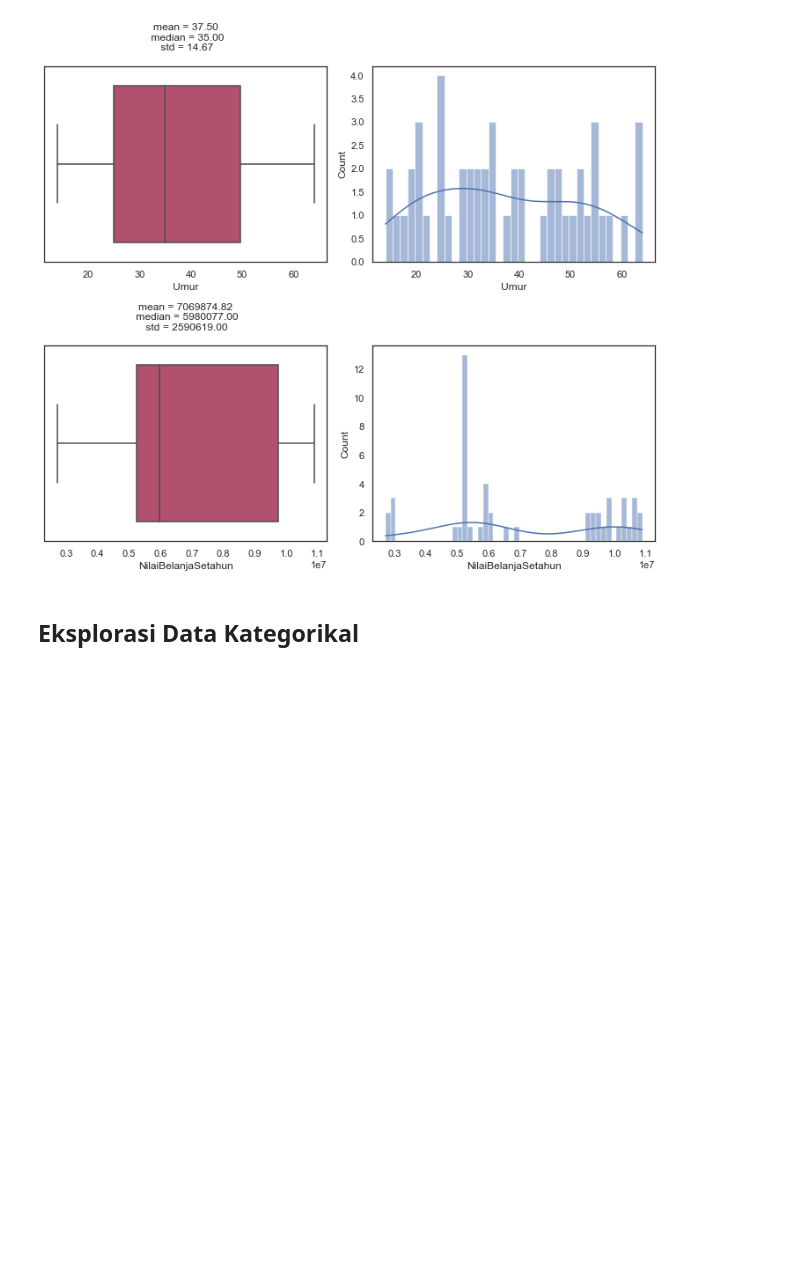
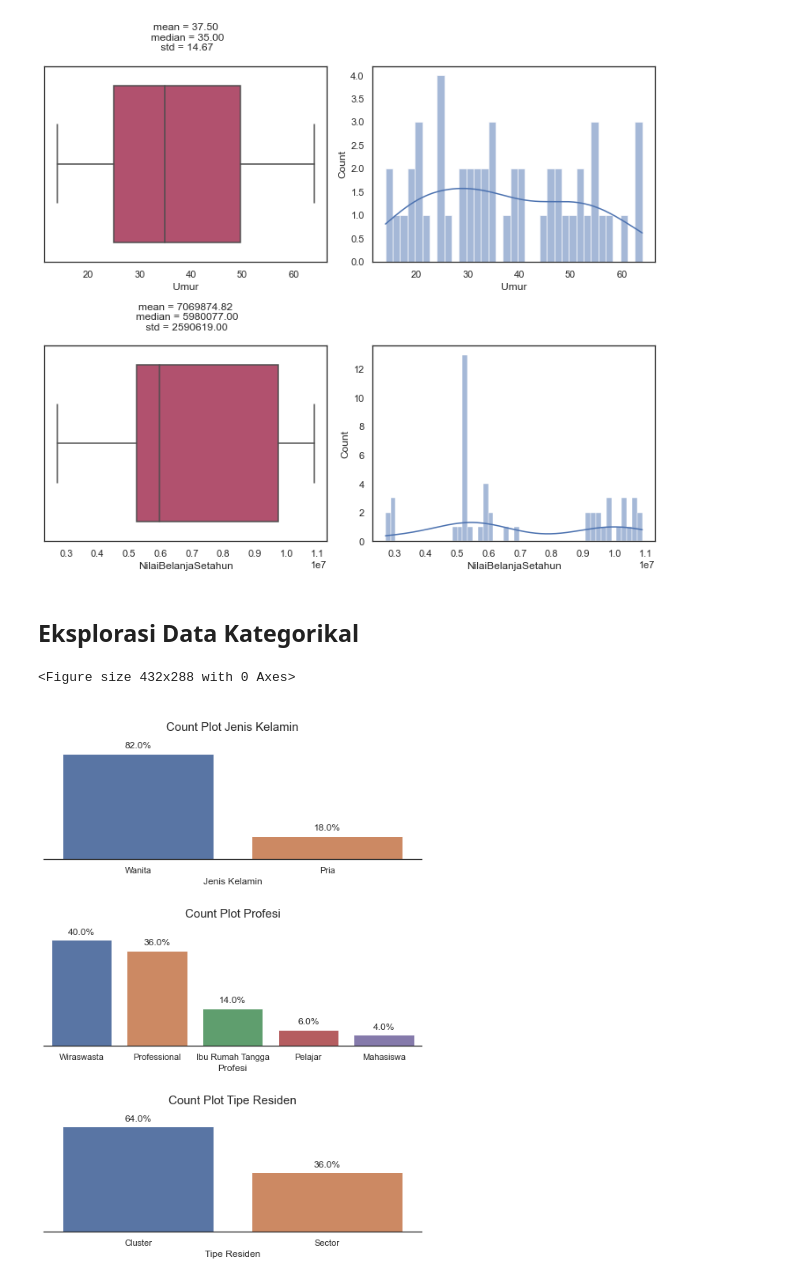
Before and after one commit to UsepSyaikalArifin/Application-File-PT-Bukit-Makmur-Mandiri-Utama-BUMA-, a Jupyter notebook: Kelas Penerapan di Industri/Data Science in Marketing - Customer Segmentation with Python/Jupyter Notebook/main.ipynb, the cells around one changed output. Saved outputs shown, nothing was run; the diff lists cells and outputs as text; code cells hidden in the pictures; blank space fills up the shorter version.

```diff
--- a/Kelas Penerapan di Industri/Data Science in Marketing - Customer Segmentation with Python/Jupyter Notebook/main.ipynb
+++ b/Kelas Penerapan di Industri/Data Science in Marketing - Customer Segmentation with Python/Jupyter Notebook/main.ipynb
@@ -86,3 +86,34 @@ observasi_num(kolom_numerik)
 [figure]
 # %% [markdown]
 ## Eksplorasi Data Kategorikal
+# %%
+sns.set(style="white")
+plt.clf()
+
+kolom_kategorikal = ["Jenis Kelamin", "Profesi", "Tipe Residen"]
+fig, axs = plt.subplots(3, 1, figsize=(7, 10))
+# print(df.shape[0])
+
+for i, kol in enumerate(kolom_kategorikal):
+    sns.countplot(x = df[kol], order=df[kol].value_counts().index, ax = axs[i])
+    axs[i].set_title("\nCount Plot %s\n"%(kol), fontsize=15)
+
+    for p in axs[i].patches:
+        # print(p)
+        total = df.shape[0]
+        axs[i].annotate(
+                        "{:.1%}".format(p.get_height()/total),
+                        xy = (p.get_x() + p.get_width()/2, p.get_height()),
+                        ha = "center",
+                        va = "center",
+                        xytext = (0, 10),
+                        textcoords = "offset points"
+                       )
+    sns.despine(right=True, top=True, left=True)
+    axs[i].axes.yaxis.set_visible(False)
+    plt.tight_layout()
+
+plt.show()
+# %% [output]
+<Figure size 432x288 with 0 Axes>
+[figure, added]
```
Also changed, not shown: parts of 4 cells of this notebook.
